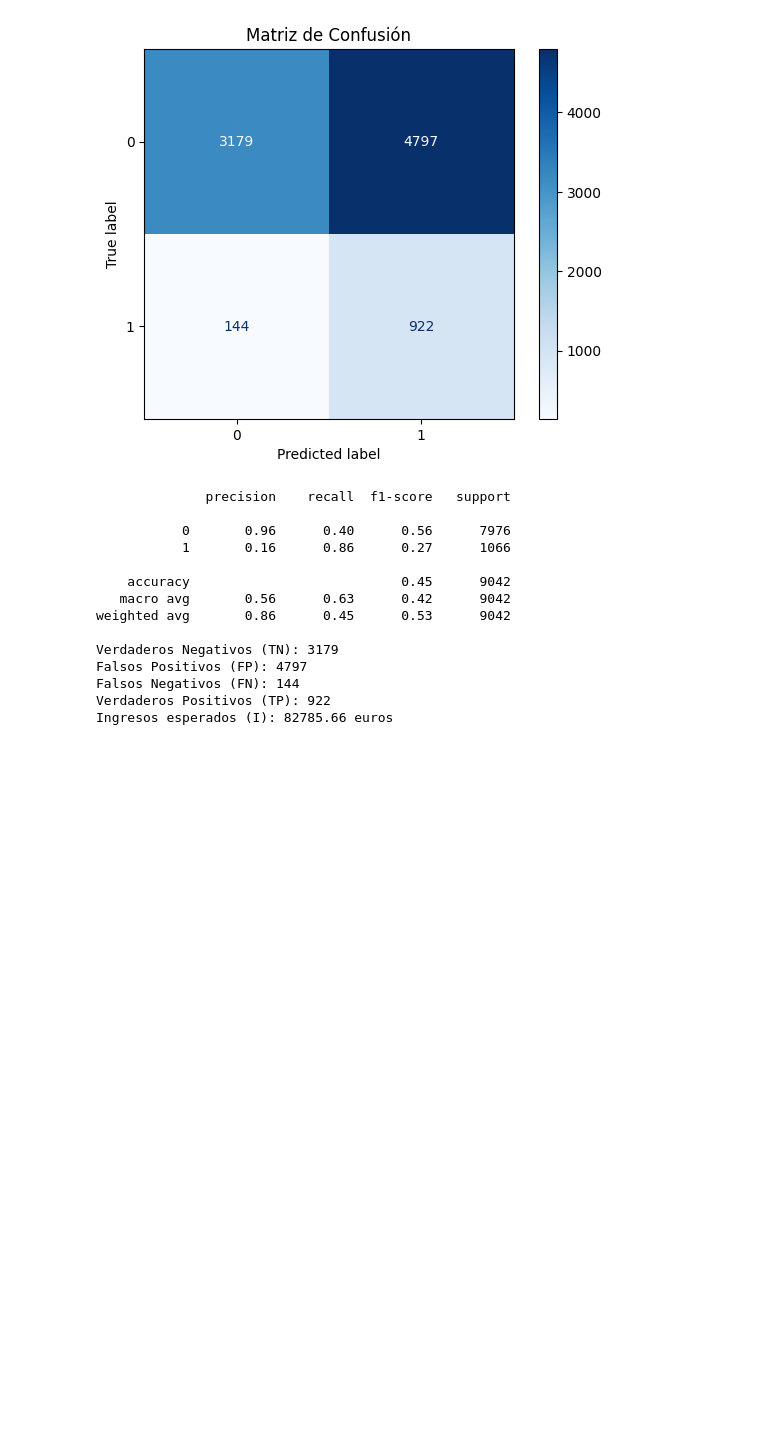
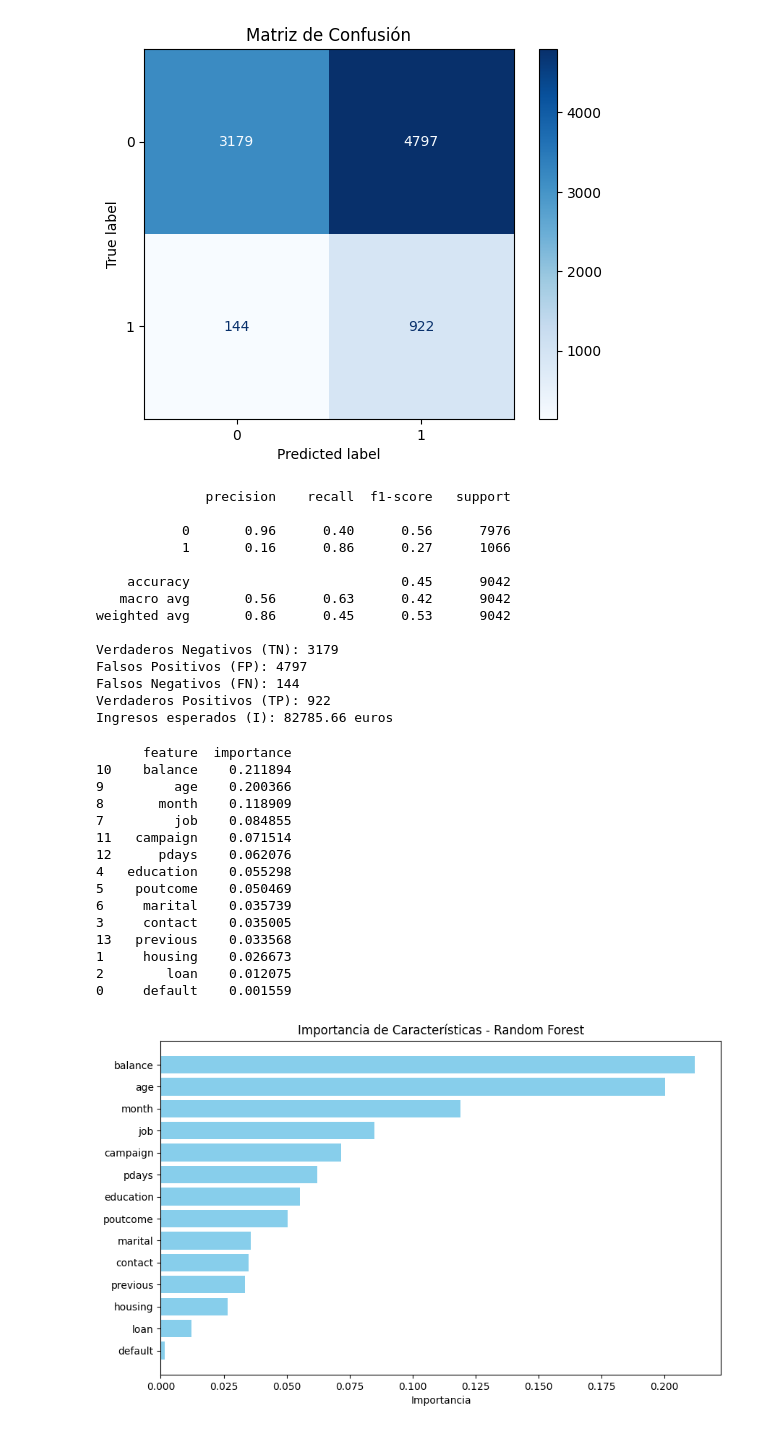
Before and after one commit to cflorido/banking-subscription-prediction, a Jupyter notebook: final_model.ipynb, the cells around one changed output. Drawn from its saved outputs; the diff is of its cells as text; code cells hidden in the pictures; blank space fills up the shorter version.

```diff
--- a/final_model.ipynb
+++ b/final_model.ipynb
@@ -52,9 +52,10 @@ from imblearn.combine import SMOTEENN
 # Cargar los datos
 
 df = pd.read_csv('bank_data.csv', sep=';')
+df.drop(columns=['default'], inplace=True)
 
 # Convertir las categorías a valores numéricos
-cat_int_feats = ['default', 'housing', 'loan', 'contact', 'education', 'poutcome', 'marital', 'job', 'month']
+cat_int_feats = ['housing', 'loan', 'contact', 'education', 'poutcome', 'marital', 'job', 'month']
 cat_str_feats = []
 num_feats = ['age', 'balance', 'campaign', 'pdays', 'previous']
 
@@ -247,3 +248,53 @@ Falsos Positivos (FP): 4797
 Falsos Negativos (FN): 144
 Verdaderos Positivos (TP): 922
 Ingresos esperados (I): 82785.66 euros
+# %%
+from sklearn.ensemble import RandomForestClassifier
+from sklearn.model_selection import train_test_split
+
+# Dividir el conjunto de entrenamiento en características y etiqueta
+X = train.drop(columns=['y'])
+y = train['y']
+
+# Dividir en conjunto de entrenamiento y validación
+X_train_rf, X_val_rf, y_train_rf, y_val_rf = train_test_split(X, y, test_size=0.2, random_state=42)
+
+# Entrenar el modelo de Random Forest
+rf_model = RandomForestClassifier(n_estimators=100, random_state=42)
+rf_model.fit(X_train_rf, y_train_rf)
+
+# Obtener la importancia de las características
+importances = rf_model.feature_importances_
+importance_df_rf = pd.DataFrame({
+    'feature': X.columns,
+    'importance': importances
+}).sort_values(by='importance', ascending=False)
+
+print(importance_df_rf)
+
+import matplotlib.pyplot as plt
+
+# Graficar la importancia de las características
+plt.figure(figsize=(10, 6))
+plt.barh(importance_df_rf['feature'], importance_df_rf['importance'], color='skyblue')
+plt.xlabel('Importancia')
+plt.title('Importancia de Características - Random Forest')
+plt.gca().invert_yaxis()  # Invertir el eje y para mostrar las más importantes arriba
+plt.show()
+# %% [output]
+      feature  importance
+10    balance    0.211894
+9         age    0.200366
+8       month    0.118909
+7         job    0.084855
+11   campaign    0.071514
+12      pdays    0.062076
+4   education    0.055298
+5    poutcome    0.050469
+6     marital    0.035739
+3     contact    0.035005
+13   previous    0.033568
+1     housing    0.026673
+2        loan    0.012075
+0     default    0.001559
+[figure, added]
```
Also changed, not shown: parts of 1 cell of this notebook, 1 other file.
